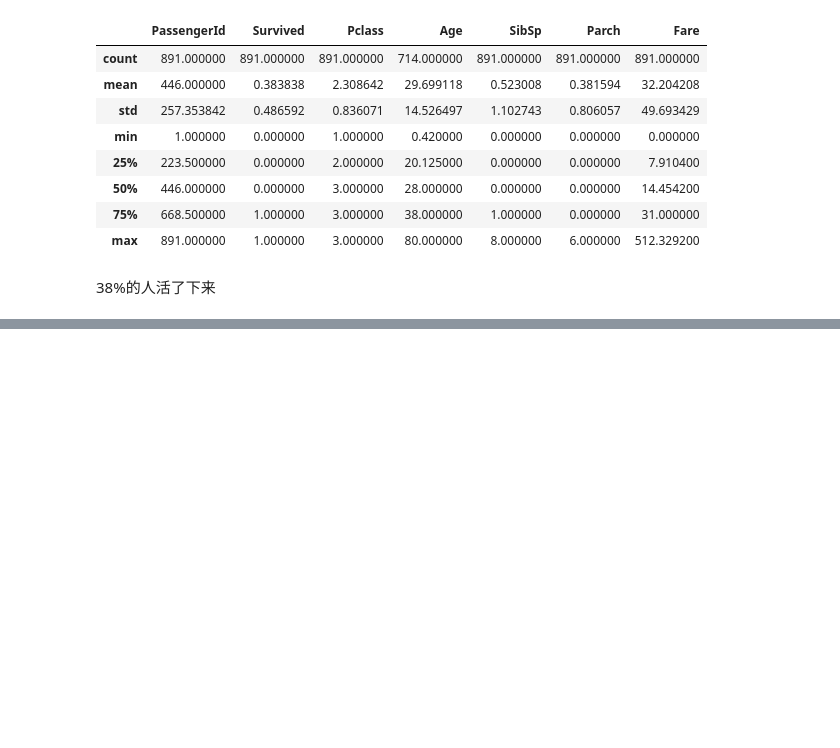
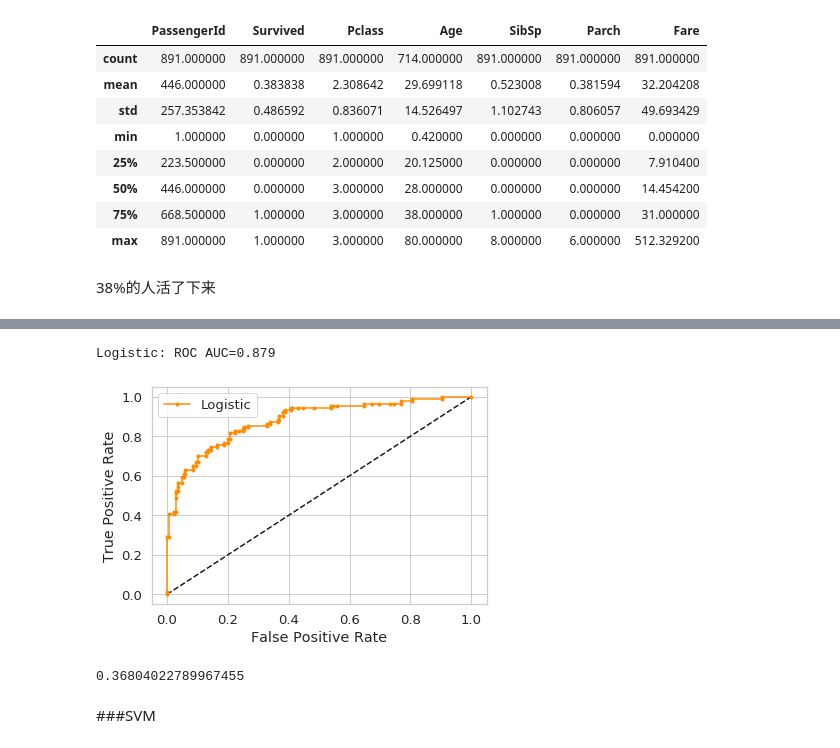
Before and after one commit to Yvonne-Li/DataSciencePractice, a Jupyter notebook: Classification.ipynb, the cells around one changed output, grey strips where cells are left out. Saved outputs shown, nothing was run; the diff lists cells and outputs as text; code cells hidden in the pictures; blank space fills up the shorter version.

```diff
--- a/Classification.ipynb
+++ b/Classification.ipynb
@@ -121,0 +383,41 @@ train_df.describe()
+# %%
+from sklearn.metrics import roc_curve, roc_auc_score
+import matplotlib.pyplot as plt
+
+lr_probs = clf.predict_proba(X_test)
+
+# keep probabilities for the positive outcome only
+lr_probs = lr_probs[:, 1] #只取右边那一列，1，也就死survived个概率
+
+# calculate scores
+lr_auc = roc_auc_score(y_test, y_prob[:,1])
+
+# summarize scores
+print('Logistic: ROC AUC=%.3f' % (lr_auc))
+
+# calculate roc curves
+fpr, tpr, thresholds = roc_curve(y_test, y_prob[:,1])
+
+# plot the roc curve for the model
+plt.plot([0, 1], [0, 1], 'k--') #draw diag
+plt.plot(fpr, tpr, marker='.', color='darkorange',label='Logistic') #draw ROC
+# axis labels
+plt.xlabel('False Positive Rate')
+plt.ylabel('True Positive Rate')
+# show the legend
+plt.legend()
+# show the plot
+plt.show()
+##0.879是橙色下面区域的面积
+#AUC 的概率永远是0.5-1，小于0.5 也有可能，但是说明有bug
+# %% [output]
+Logistic: ROC AUC=0.879
+[figure, added]
+# %%
+optimal_idx = np.argmax(tpr-fpr)
+thresholds[optimal_idx]
+#0.368
+# %% [output]
+0.36804022789967455
+# %% [markdown]
+###SVM
```
Also changed, not shown: parts of 49 cells of this notebook.
